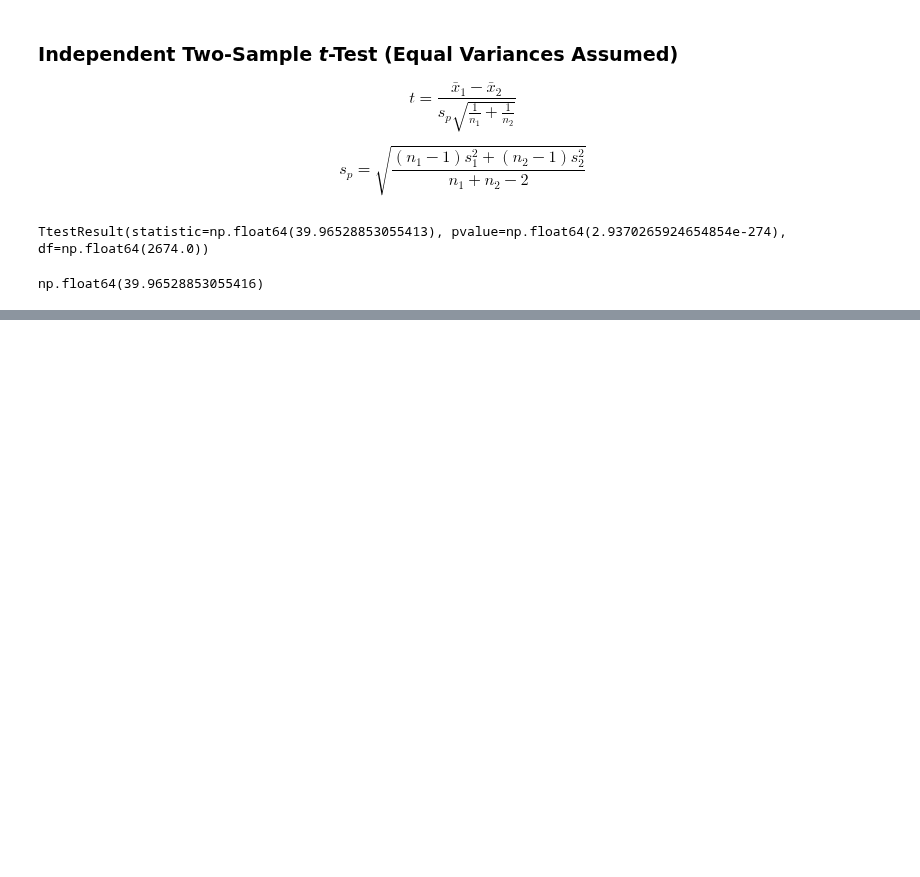
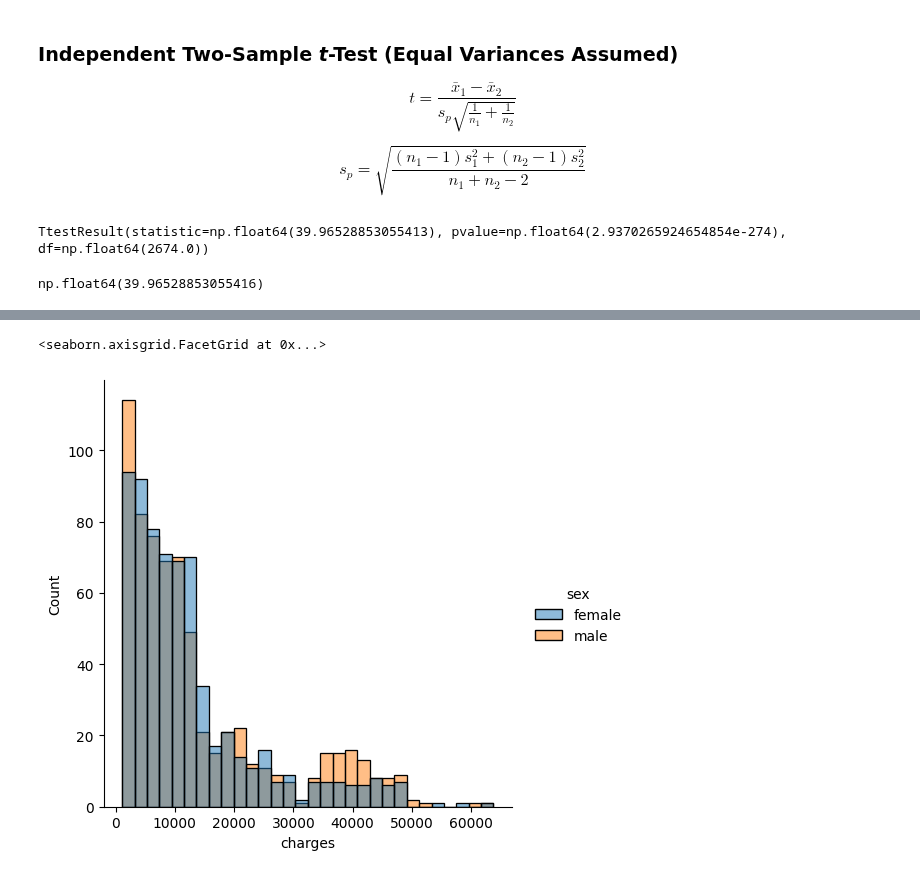
Before and after one commit to lewinskie254/eda, a Jupyter notebook: Categorical_to_Numeric.ipynb, the cells around one changed output, grey strips where cells are left out. Cells and saved outputs as stored; diff of their text form; code cells hidden in the pictures; blank space fills up the shorter version.

```diff
--- a/Categorical_to_Numeric.ipynb
+++ b/Categorical_to_Numeric.ipynb
@@ -56,0 +80,6 @@ np.float64(39.96528853055416)
+# %%
+#let's add another distplot for sex
+sns.displot(data=df, x="charges", hue="sex")
+# %% [output]
+<seaborn.axisgrid.FacetGrid at 0x...>
+[figure, added]
```
Also changed, not shown: parts of 12 cells of this notebook.
